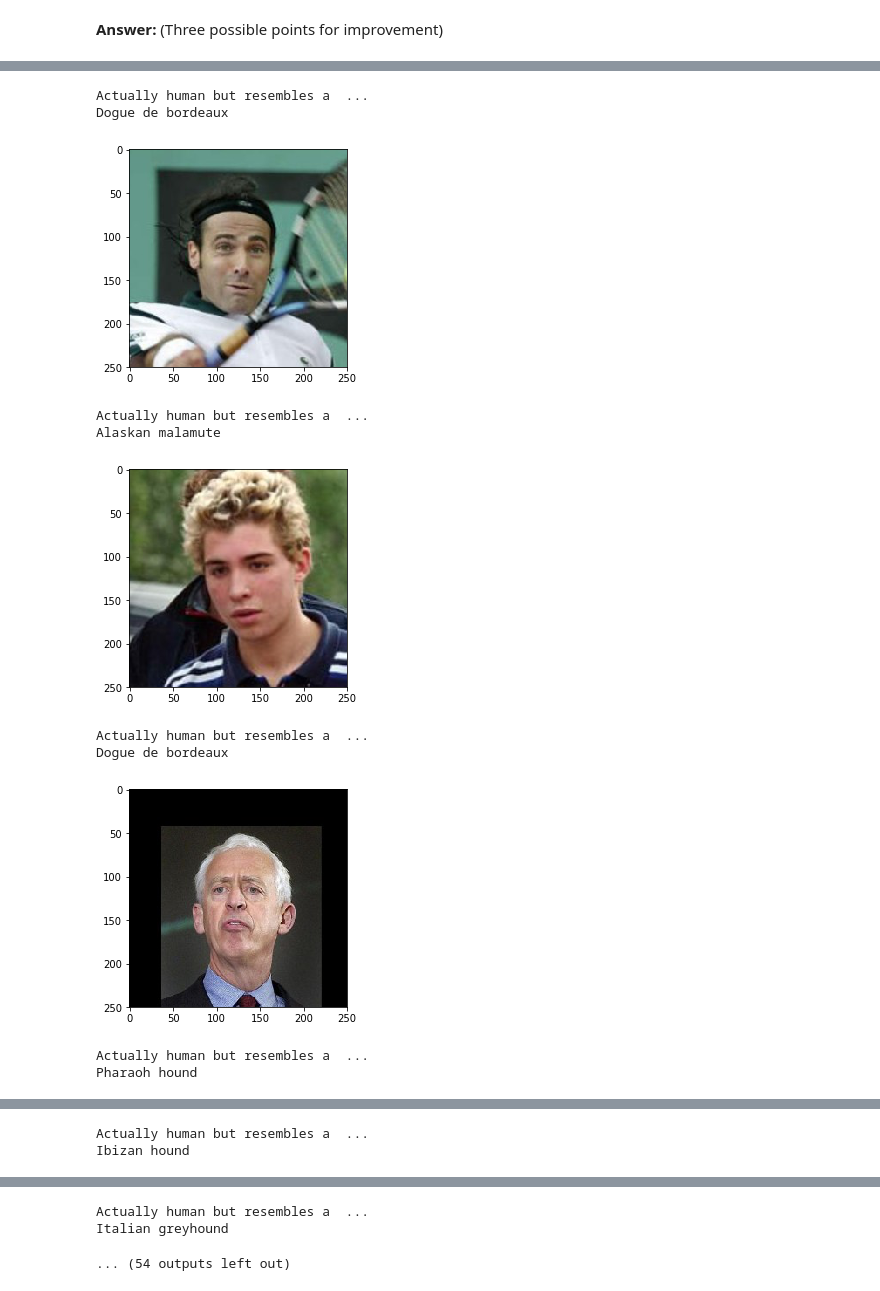
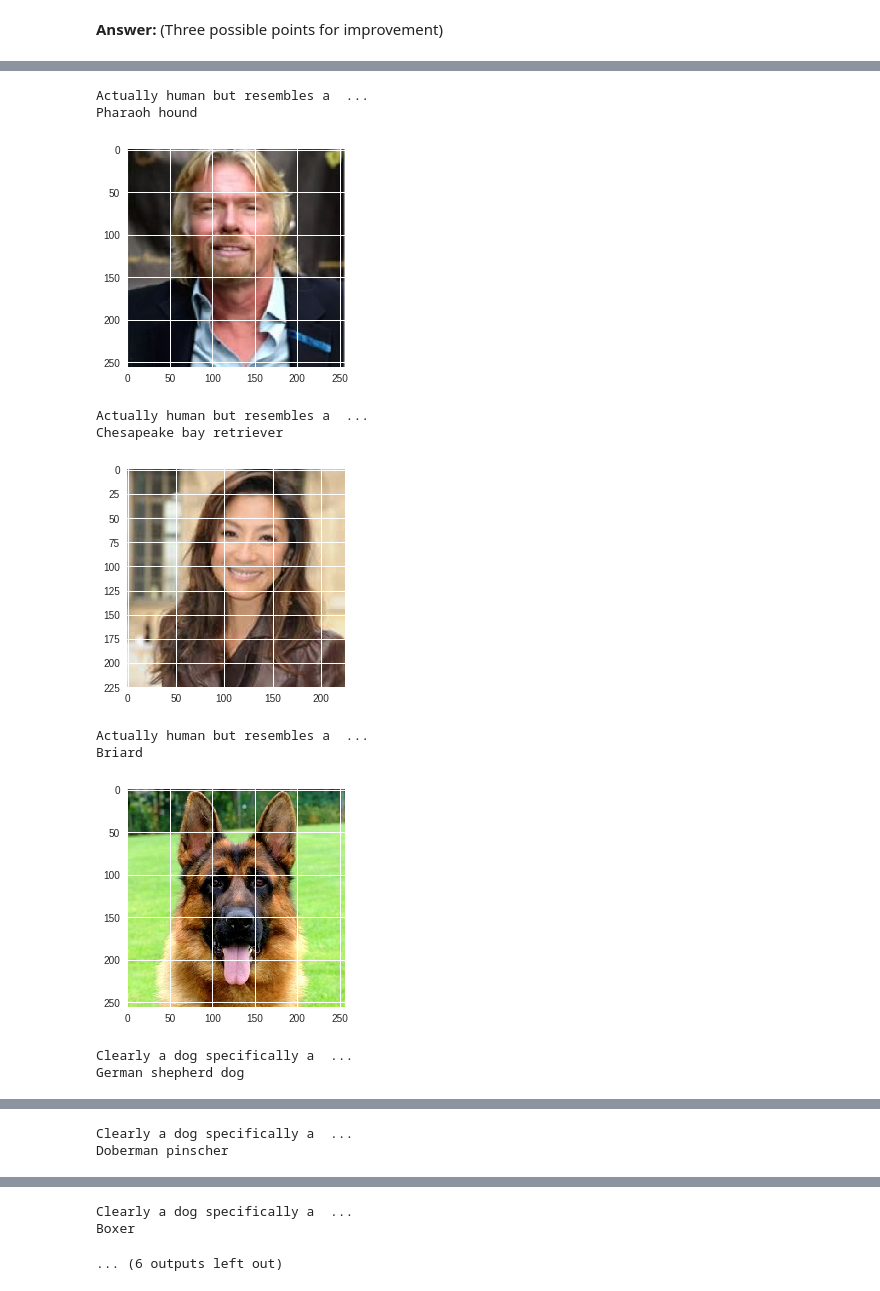
Before and after one commit to hellobramah/Dog-Breed-Classifier, a Jupyter notebook: dog_app.ipynb, the cells around one changed output, grey strips where cells are left out. Cells and saved outputs as stored; diff of their text form; code cells hidden in the pictures.

Commit message:
Updated version
Added external_images folder
removed neither_dog_nor_human folder
updated jupyter notebook and html file

```diff
--- a/dog_app.ipynb
+++ b/dog_app.ipynb
@@ -55,9 +143,11 @@ import numpy as np
 from glob import glob
 
 # load filenames for human and dog images
-human_files = np.array(glob("/data/lfw/*/*"))
-dog_files = np.array(glob("/data/dog_images/*/*/*"))
-
+#human_files = np.array(glob("/data/lfw/*/*"))
+#dog_files = np.array(glob("/data/dog_images/*/*/*"))
+# Edit for Google Collab
+human_files = np.array(glob("/content/lfw/*/*"))
+dog_files = np.array(glob("/content/dog_images/*/*/*"))
 # print number of images in each dataset
 print('There are %d total human images.' % len(human_files))
 print('There are %d total dog images.' % len(dog_files))
@@ -766,7 +892,7 @@ Use the code cell below to write three separate [data loaders](http://pytorch.or
 If you like, **you are welcome to use the same data loaders from the previous step**, when you created a CNN from scratch.
 # %%
 ## TODO: Specify data loaders
-data_directory = '/data/dog_images'
+data_directory = '/content/dog_images'
 train_directory = data_directory + '/train'
 valid_directory = data_directory + '/valid'
 test_directory = data_directory + '/test'
@@ -1058,16 +1192,15 @@ def run_app(img_path):
     ## handle cases for a human face, dog, and neither
     show_image(img_path)
 
-    if(face_detector(img_path)):
+    if(dog_detector(img_path)):
+
+        print('Clearly a dog specifically a  ...' )
+        print(predict_breed_transfer(img_path))
+
+    elif (face_detector(img_path)):
 
         print('Actually human but resembles a  ...')
-        predict_breed_transfer(img_path)
-
-    elif (dog_detector(img_path)):
-
-        print('Clearly a dog specifically a  ...' )
-        predict_breed_transfer(img_path)
-
+        print(predict_breed_transfer(img_path))
     else:
         print('This image is neither dog nor human')
 # %% [markdown]
@@ -1090,10 +1223,18 @@ __Answer:__ (Three possible points for improvement)
 ## Feel free to use as many code cells as needed.
 
 ## suggested code, below
-for file in np.hstack((human_files[:15], dog_files[:15])):
-    run_app(file)
-
-run_app('neither_human_nor_dog/cat.jpg')
-run_app('neither_human_nor_dog/flower.jpg')
-run_app('neither_human_nor_dog/bird.jpg')
+#for file in np.hstack((human_files[:3], dog_files[:3])):
+#    run_app(file)
+# human images
+run_app('external_images/1.jpg')
+run_app('external_images/2.jpg')
+run_app('external_images/3.jpg')
+#dog images
+run_app('external_images/4.jpg')
+run_app('external_images/5.jpg')
+run_app('external_images/6.jpg')
+#other images
+run_app('external_images/7.jpg')
+run_app('external_images/8.jpg')
+run_app('external_images/9.jpg')
 # %% [output]
@@ -1101,11 +1242,11 @@ run_app('neither_human_nor_dog/bird.jpg')
 Actually human but resembles a  ...
-Dogue de bordeaux
+Pharaoh hound
-[figure, old version]
+[figure, new version]
 Actually human but resembles a  ...
-Alaskan malamute
+Chesapeake bay retriever
-[figure, old version]
+[figure, new version]
 Actually human but resembles a  ...
-Dogue de bordeaux
+Briard
-[figure, old version]
+[figure, new version]
-Actually human but resembles a  ...
-Pharaoh hound
+Clearly a dog specifically a  ...
+German shepherd dog
@@ -1113,2 +1254,2 @@ Pharaoh hound
-Actually human but resembles a  ...
-Ibizan hound
+Clearly a dog specifically a  ...
+Doberman pinscher
@@ -1116,3 +1257,3 @@ Ibizan hound
-Actually human but resembles a  ...
-Italian greyhound
+Clearly a dog specifically a  ...
+Boxer
-... (54 outputs left out)
+... (6 outputs left out)
```
Also changed, not shown: parts of 31 cells of this notebook, 10 other files.
